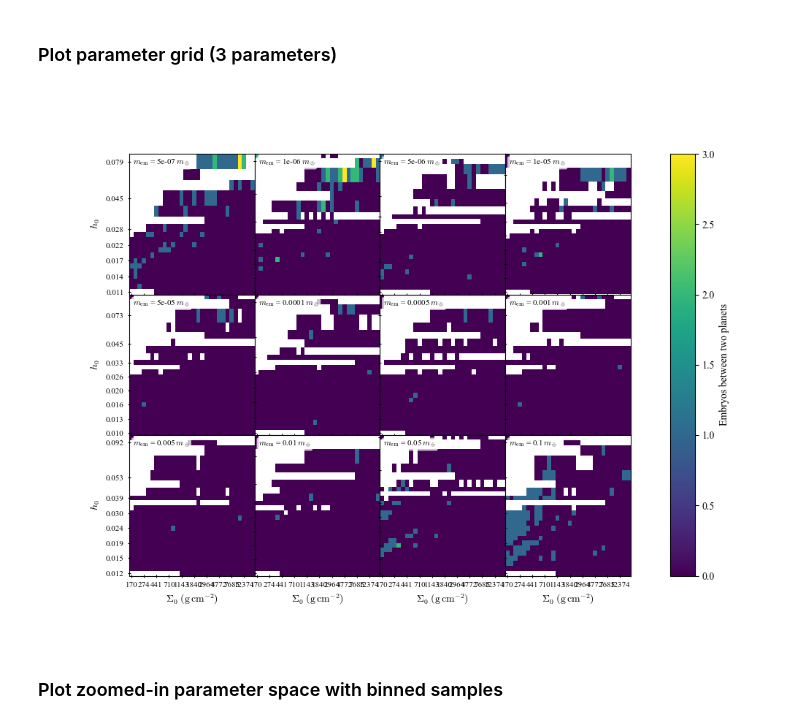
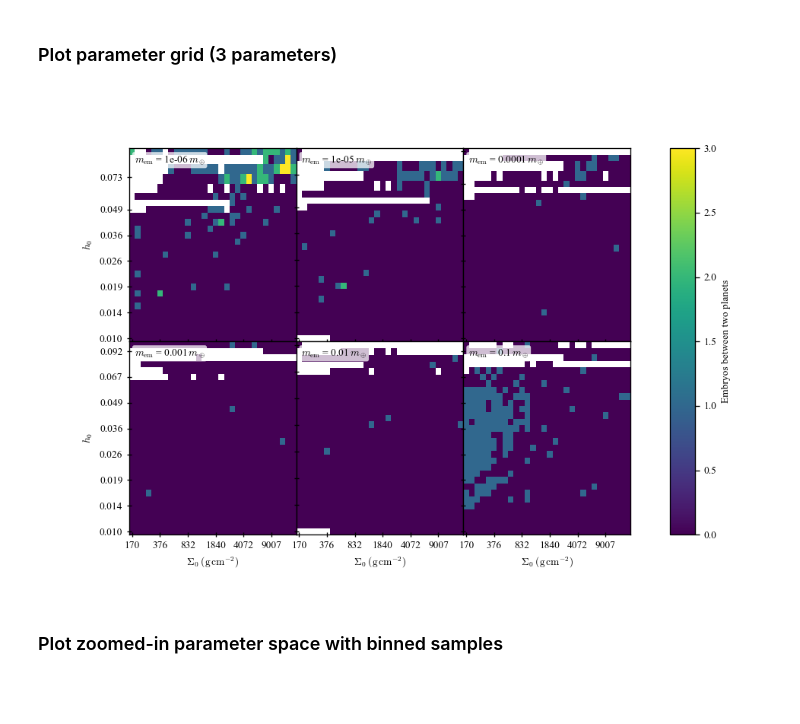
Before and after one commit to dchen10Git/uh-ifa-reu-2026, a Jupyter notebook: analyze_sims.ipynb, the cells around one changed output. Cells and saved outputs as stored; diff of their text form; code cells hidden in the pictures; blank space fills up the shorter version.

Commit message:
ds2 embryo 1eX only

```diff
--- a/analyze_sims.ipynb
+++ b/analyze_sims.ipynb
@@ -586,6 +487,6 @@ Accretion df collected
 # %%
 outcomes = pd.read_hdf(f"dfs/outcomes{dataset_id}_{snapshot}.h5", key="df") # Load data
-outcomes
-# outcomes[outcomes['embryos_inside'] >= 3]
+mask = (outcomes['m_em'] == 1e-6) | (outcomes['m_em'] == 1e-5) | (outcomes['m_em'] == 1e-4) | (outcomes['m_em'] == 1e-3) | (outcomes['m_em'] == 1e-2)| (outcomes['m_em'] == 1e-1)
+outcomes[mask]
 # %% [output]
 |  | sim_id | Sigma_1au | h_1au | tau_a (kyr) | log_tau_Omega | log_K2 | embryos_inside | inside_names | ... |
@@ -954,25 +855,25 @@ plot_param_grid_map(outcomes, "outer_P_ratio", r"Outer pair period ratio ($P_d/P
 # %%
 %matplotlib widget
 dataset_id = 2
 snapshot = -1
-outcomes = pd.read_hdf(f"dfs/outcomes{dataset_id}_{snapshot}.h5", key="df") # Load data
+outcomes = pd.read_hdf(f"dfs/outcomes{dataset_id}_{snapshot}.h5", key="df")[mask] # Load data
 
-outcomes = outcomes[outcomes['m_em'] <= 0.1] # this prevents the code from breaking
+# outcomes = outcomes[outcomes['m_em'] <= 5e-7] # Optional mass filter
 outcomes['scattered (%)'] = outcomes["em_surv_rate (%)"] - 100*outcomes["embryos_inside"]/6
 outcomes['accreted (%)'] = 100 - outcomes["em_surv_rate (%)"]
 
-ncols = 4
-x_tick_step = 3
-y_tick_step = 3
+ncols = 3
+x_tick_step = 5
+y_tick_step = 4
 
 plot_param_grid_multi(outcomes, "embryos_inside", "Embryos between two planets", show_text=False, ncols=ncols, x_tick_step=x_tick_step, y_tick_step=y_tick_step)
 # plot_param_grid_multi(outcomes, "em_surv_rate (%)", "Total embryos survived (%)", show_text=False, ncols=ncols, x_tick_step=x_tick_step, y_tick_step=y_tick_step)
 # plot_param_grid_multi(outcomes, "b_resonant_embryos", "Embryos resonant with planet b", show_text=False, ncols=ncols, x_tick_step=x_tick_step, y_tick_step=y_tick_step)
 # plot_param_grid_multi(outcomes, "scattered (%)", "Embryos scattered (%)", show_text=False, ncols=ncols, x_tick_step=x_tick_step, y_tick_step=y_tick_step)
 # plot_param_grid_multi(outcomes, "accreted (%)", "Embryos accreted (%)", show_text=False, ncols=ncols, x_tick_step=x_tick_step, y_tick_step=y_tick_step)
 # plot_param_grid_multi(outcomes, "sim_id", "Sim ID", ncols=ncols, x_tick_step=x_tick_step, y_tick_step=y_tick_step)
 # %% [output]
-[figure, old version]
+[figure, new version]
 # %% [markdown]
 ### Plot zoomed-in parameter space with binned samples
 # %%
```
Also changed, not shown: parts of 5 cells of this notebook, 9 other files.
